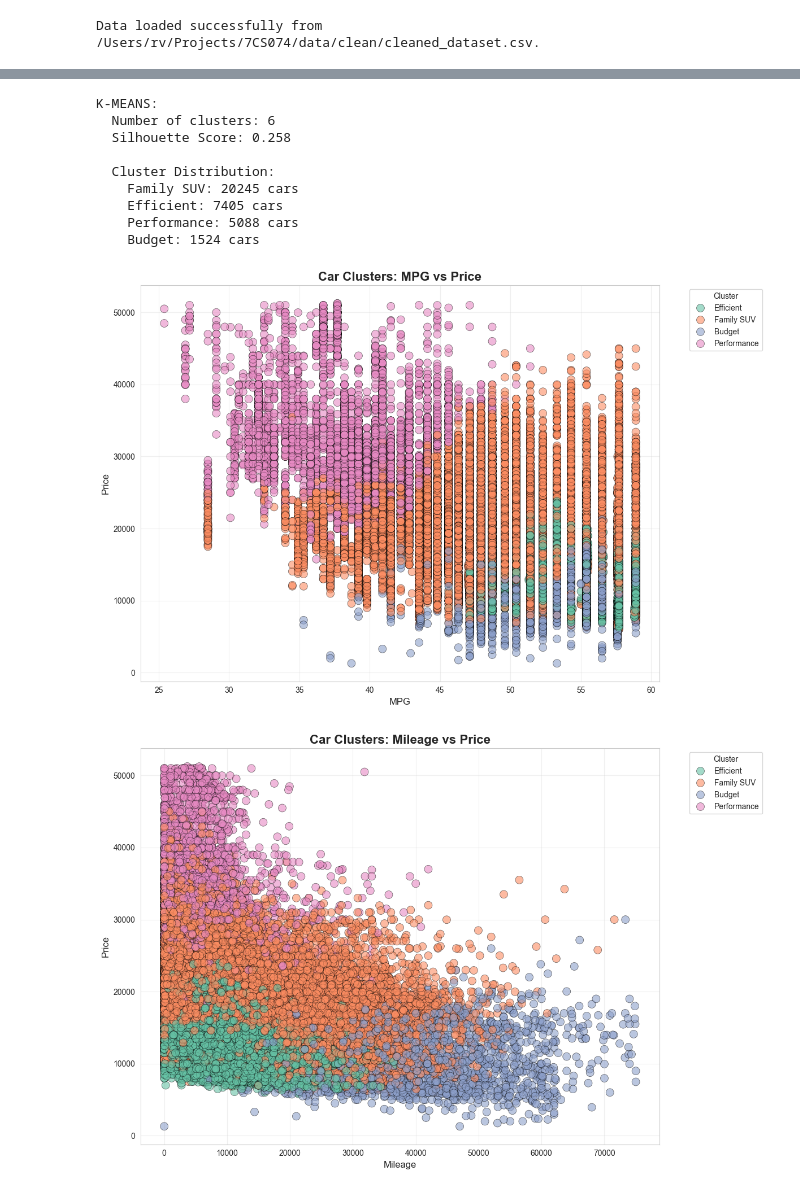
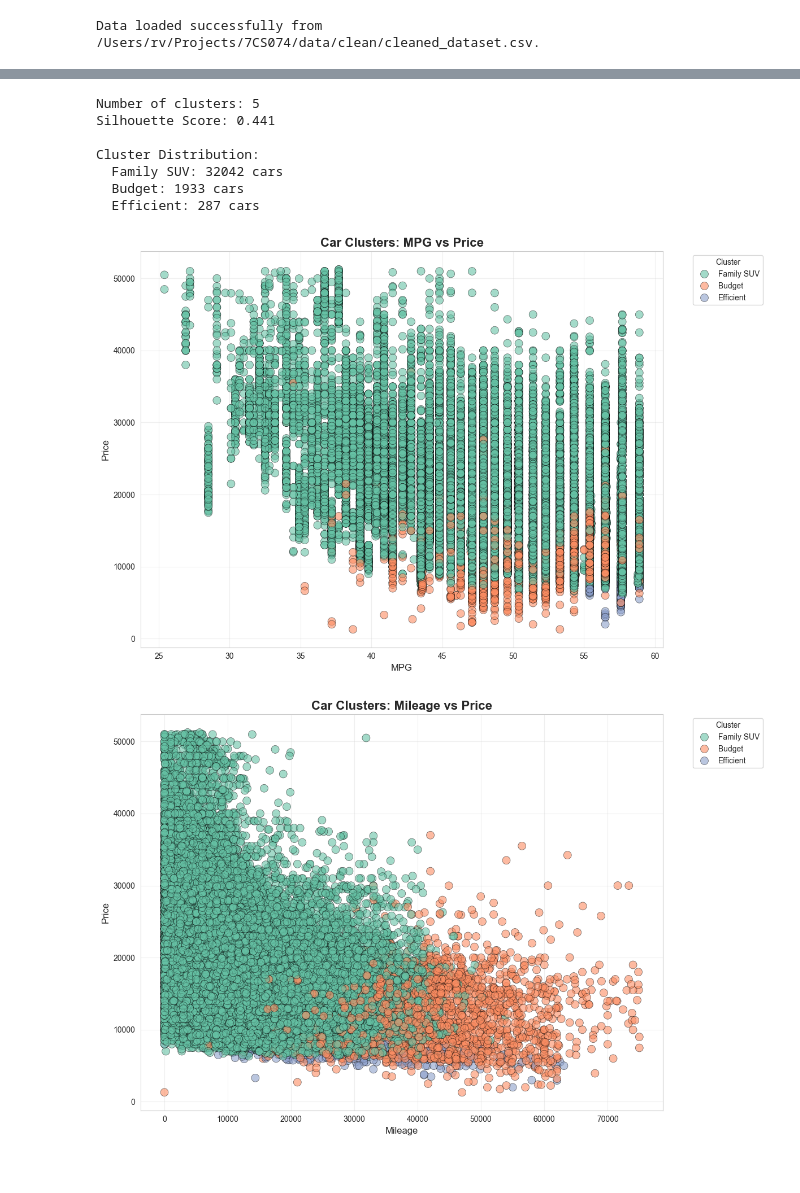
Before and after one commit to rv-bit/7CS074, a Jupyter notebook: notebooks/assignment/clustering.ipynb, the cells around one changed output, grey strips where cells are left out. Drawn from its saved outputs; the diff is of its cells as text; code cells hidden in the pictures.

Commit message:
remove: old variation of clustering -> assignment variation of clustering, includes all functions and not split into different dirs + adds correct pipeline structure for scaling

```diff
--- a/notebooks/assignment/clustering.ipynb
+++ b/notebooks/assignment/clustering.ipynb
@@ -253,14 +340,22 @@ print(f"Data loaded successfully from {DATASET_CLEAN_FILE_PATH}.")
 # %% [output]
 Data loaded successfully from /Users/rv/Projects/7CS074/data/clean/cleaned_dataset.csv.
 # %%
-from sklearn.discriminant_analysis import StandardScaler
+pipeline = Pipeline(steps=[
+    ("feature_engineering", FeatureEngineer()),
+    ("scaler", StandardScaler())
+])
 
-candidate_models = get_clustering_candidate_models(clusters=6,random_state=42)
+X_copy = df[CLUSTERING_RAW_INPUT].copy()
+X_transformed = pipeline.fit_transform(X_copy)
 
-X = df[CLUSTERING_FEATURES].copy()
+# fit_transform returns a numpy array, convert back to DataFrame
+X_transformed = pd.DataFrame(
+    X_transformed,
+    columns=CLUSTERING_RAW_INPUT + ['efficiency_score', 'vehicle_age']
+)
 
-# Scale features for clustering
-scaler = StandardScaler()
-X_scaled = scaler.fit_transform(X)
+X = X_transformed[CLUSTERING_NUMERIC_FEATURES].values
 
+random_state = 42
+silhouette_scores = {}
 clustering_results = {}
@@ -318,0 +362,13 @@ def assign_cluster_labels(df: pd.DataFrame, cluster_col: str = 'cluster') -> pd.
+# %%
+print("Finding optimal number of clusters...")
+
+for k in range(2, 10):
+    km = KMeans(n_clusters=k, random_state=random_state)
+    labels = km.fit_predict(X)
+    silhouette_scores[k] = silhouette_score(X, labels)
+    print(f"  k={k}: Silhouette Score: {silhouette_scores[k]:.3f}")
+
+optimal_k = max(silhouette_scores, key=silhouette_scores.get)
+print(f"\nOptimal k: {optimal_k} (Score: {silhouette_scores[optimal_k]:.3f})")
+
+model = KMeans(n_clusters=optimal_k, random_state=random_state)
@@ -347,27 +413,24 @@ for name, model in candidate_models.items():
 # %%
-for name, results in clustering_results.items():
-    print(f"\n{name.upper()}:")
-    print(f"  Number of clusters: {results['n_clusters']}")
-    if results['silhouette_score'] is not None:
-        print(f"  Silhouette Score: {results['silhouette_score']:.3f}")
-    else:
-        print(f"  Silhouette Score: Not available")
 
-    print(f"\n  Cluster Distribution:")
-    if 'cluster_label' in results['df_clustered'].columns:
-        distribution = results['df_clustered']['cluster_label'].value_counts()
-        for label, count in distribution.items():
-            print(f"    {label}: {count} cars")
+print(f"Number of clusters: {clustering_results['n_clusters']}")
+if clustering_results['silhouette_score'] is not None:
+    print(f"Silhouette Score: {clustering_results['silhouette_score']:.3f}")
+else:
+    print(f"Silhouette Score: Not available")
+
+print(f"\nCluster Distribution:")
+if 'cluster_label' in clustering_results['df_clustered'].columns:
+    distribution = clustering_results['df_clustered']['cluster_label'].value_counts()
+    for label, count in distribution.items():
+        print(f"  {label}: {count} cars")
 # %% [output]
-K-MEANS:
-  Number of clusters: 6
-  Silhouette Score: 0.258
+Number of clusters: 5
+Silhouette Score: 0.441
 
-  Cluster Distribution:
-    Family SUV: 20245 cars
-    Efficient: 7405 cars
-    Performance: 5088 cars
-    Budget: 1524 cars
+Cluster Distribution:
+  Family SUV: 32042 cars
+  Budget: 1933 cars
+  Efficient: 287 cars
 # %%
 import matplotlib.pyplot as plt
 import seaborn as sns
@@ -403,34 +466,32 @@ def plot_clusters(df: pd.DataFrame, cluster_col: str = 'cluster_label',  x_col:
     plt.show()
 # %%
 # Compare clustering algorithms
-# Detailed analysis of best clustering algorithm (KMeans) - the only one currently, but since I am using the same type of code for all models, all models train and find the best model, this was made like this due to the similar syntax used throughout the assignment
-best_clustering = clustering_results['k-means']
-df_clustered = best_clustering['df_clustered']
+df_clustered = clustering_results['df_clustered']
 
 # Cluster scatter plots with different feature combinations
 plot_clusters(
     df_clustered,
     cluster_col='cluster_label',
     x_col='mpg',
     y_col='price',
     title='Car Clusters: MPG vs Price'
 )
 
 plot_clusters(
     df_clustered,
     cluster_col='cluster_label',
     x_col='mileage',
     y_col='price',
     title='Car Clusters: Mileage vs Price'
 )
 
 plot_clusters(
     df_clustered,
     cluster_col='cluster_label',
     x_col='engineSize',
     y_col='mpg',
     title='Car Clusters: Engine Size vs MPG'
 )
 # %% [output]
-[figure, old version]
+[figure, new version]
-[figure, old version]
+[figure, new version]
```
Also changed, not shown: parts of 9 cells of this notebook, 1 other file.
